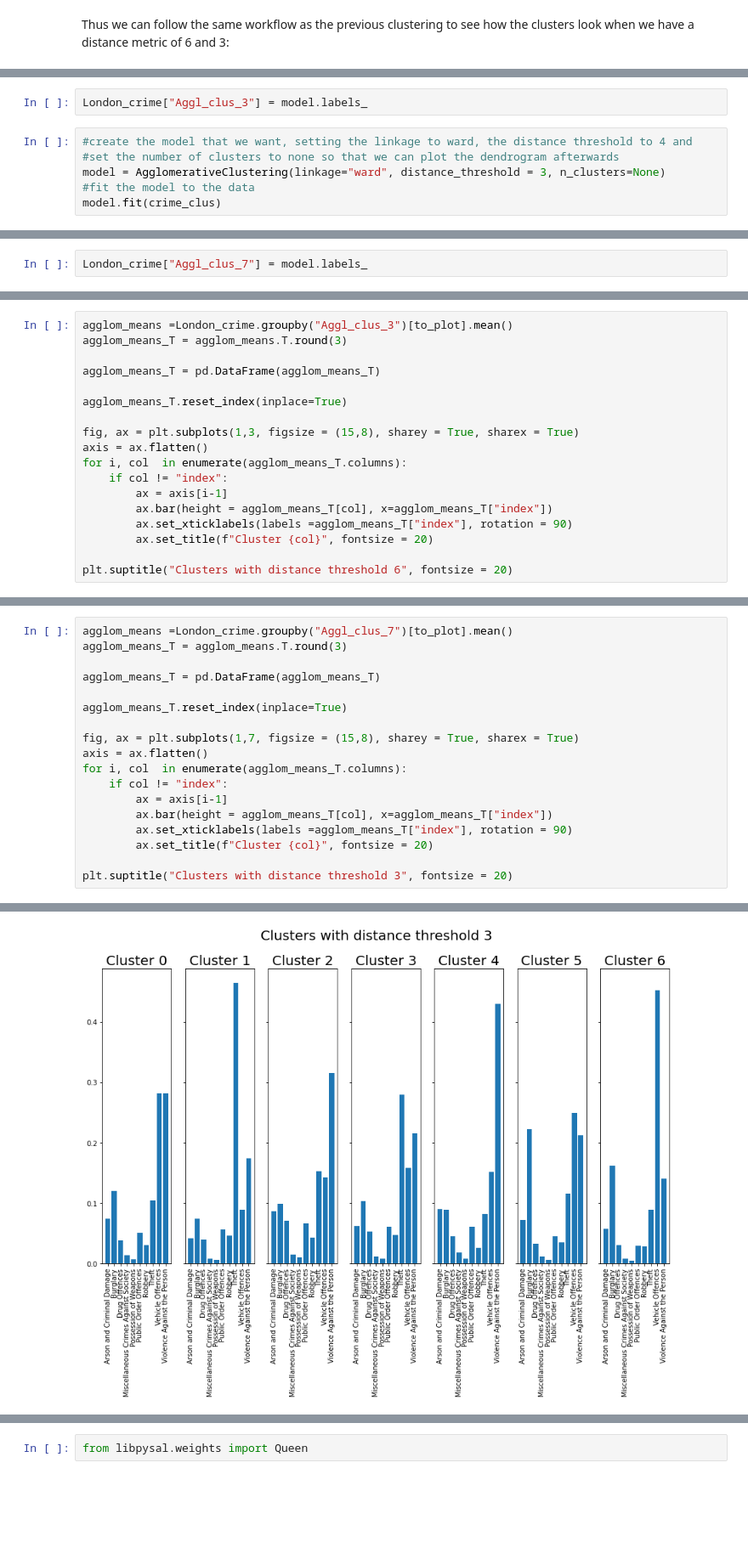
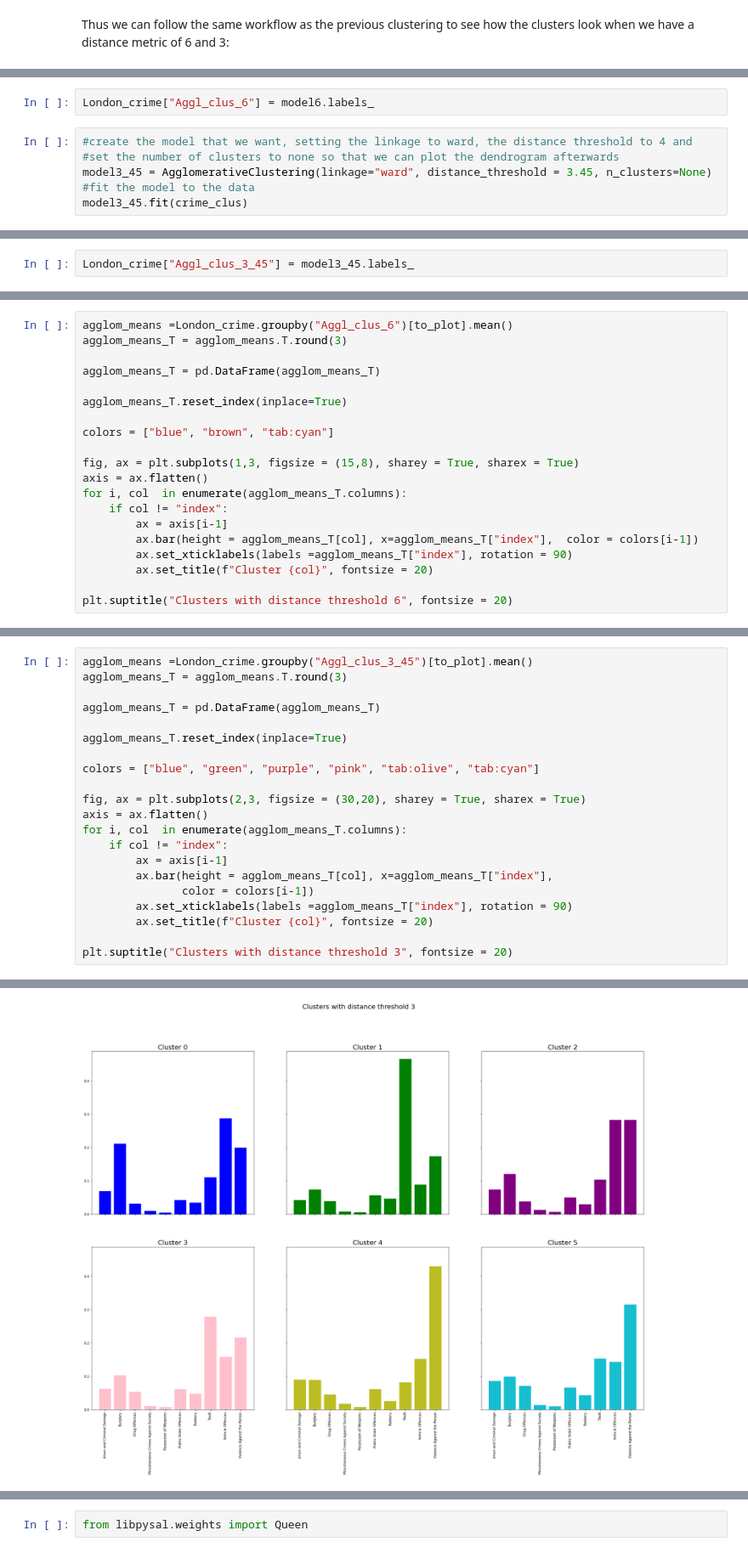
Before and after one commit to PhilipDW183/London_crime_clusters, a Jupyter notebook: London_Crime.ipynb, the cells around one changed output, grey strips where cells are left out. Shown at 85% size. Drawn from its saved outputs; the diff is of its cells as text; blank space fills up the shorter version.

```diff
--- a/London_Crime.ipynb
+++ b/London_Crime.ipynb
@@ -634,11 +653,11 @@ model.fit(crime_clus)
 # %% [output]
 AgglomerativeClustering(distance_threshold=6, n_clusters=None)
 # %%
-London_crime["Aggl_clus_3"] = model.labels_
+London_crime["Aggl_clus_6"] = model6.labels_
 # %%
 #create the model that we want, setting the linkage to ward, the distance threshold to 4 and
 #set the number of clusters to none so that we can plot the dendrogram afterwards
-model = AgglomerativeClustering(linkage="ward", distance_threshold = 3, n_clusters=None)
+model3_45 = AgglomerativeClustering(linkage="ward", distance_threshold = 3.45, n_clusters=None)
 #fit the model to the data
-model.fit(crime_clus)
+model3_45.fit(crime_clus)
 # %% [output]
@@ -646,3 +665,3 @@ AgglomerativeClustering(distance_threshold=3, n_clusters=None)
 # %%
-London_crime["Aggl_clus_7"] = model.labels_
+London_crime["Aggl_clus_3_45"] = model3_45.labels_
 # %%
@@ -665,17 +684,19 @@ Text(0.5, 1.0, 'Distance threshold 3 cluster')
 # %%
-agglom_means =London_crime.groupby("Aggl_clus_3")[to_plot].mean()
+agglom_means =London_crime.groupby("Aggl_clus_6")[to_plot].mean()
 agglom_means_T = agglom_means.T.round(3)
 
 agglom_means_T = pd.DataFrame(agglom_means_T)
 
 agglom_means_T.reset_index(inplace=True)
 
+colors = ["blue", "brown", "tab:cyan"]
+
 fig, ax = plt.subplots(1,3, figsize = (15,8), sharey = True, sharex = True)
 axis = ax.flatten()
 for i, col  in enumerate(agglom_means_T.columns):
     if col != "index":
         ax = axis[i-1]
-        ax.bar(height = agglom_means_T[col], x=agglom_means_T["index"])
+        ax.bar(height = agglom_means_T[col], x=agglom_means_T["index"],  color = colors[i-1])
         ax.set_xticklabels(labels =agglom_means_T["index"], rotation = 90)
         ax.set_title(f"Cluster {col}", fontsize = 20)
 
@@ -693,24 +714,27 @@ Aggl_clus_3
 2    1644
 dtype: int64
 # %%
-agglom_means =London_crime.groupby("Aggl_clus_7")[to_plot].mean()
+agglom_means =London_crime.groupby("Aggl_clus_3_45")[to_plot].mean()
 agglom_means_T = agglom_means.T.round(3)
 
 agglom_means_T = pd.DataFrame(agglom_means_T)
 
 agglom_means_T.reset_index(inplace=True)
 
-fig, ax = plt.subplots(1,7, figsize = (15,8), sharey = True, sharex = True)
+colors = ["blue", "green", "purple", "pink", "tab:olive", "tab:cyan"]
+
+fig, ax = plt.subplots(2,3, figsize = (30,20), sharey = True, sharex = True)
 axis = ax.flatten()
 for i, col  in enumerate(agglom_means_T.columns):
     if col != "index":
         ax = axis[i-1]
-        ax.bar(height = agglom_means_T[col], x=agglom_means_T["index"])
+        ax.bar(height = agglom_means_T[col], x=agglom_means_T["index"],
+               color = colors[i-1])
         ax.set_xticklabels(labels =agglom_means_T["index"], rotation = 90)
         ax.set_title(f"Cluster {col}", fontsize = 20)
 
 plt.suptitle("Clusters with distance threshold 3", fontsize = 20)
 # %% [output]
 Text(0.5, 0.98, 'Clusters with distance threshold 3')
-[figure, old version]
+[figure, new version]
 # %%
```
Also changed, not shown: parts of 17 cells of this notebook.
